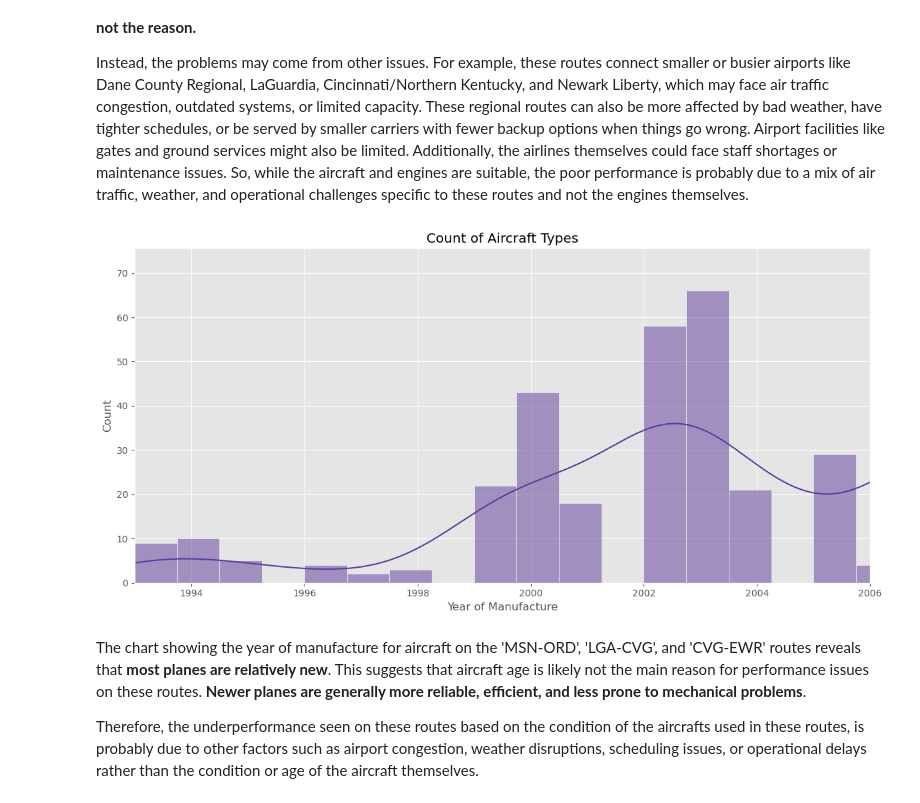
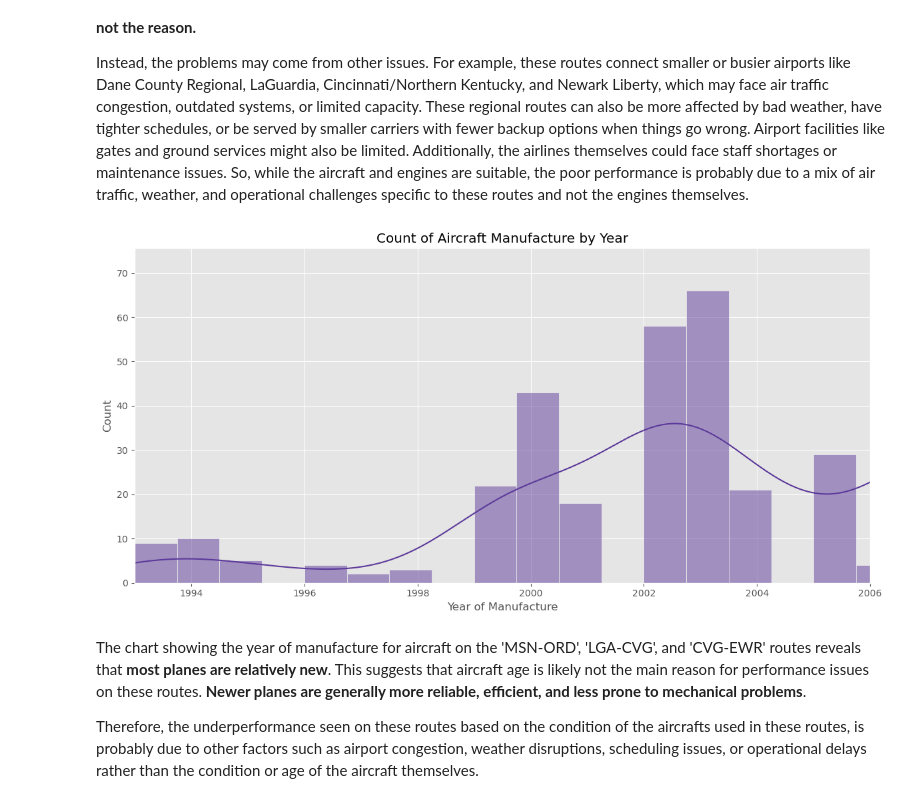
Before and after one commit to hathimazman/DataManagement_Project2, a Jupyter notebook: P153146_Project2.ipynb, the cells around one changed output. Drawn from its saved outputs; the diff is of its cells as text; code cells hidden in the pictures.

```diff
--- a/P153146_Project2.ipynb
+++ b/P153146_Project2.ipynb
@@ -1462,15 +1462,15 @@ Instead, the problems may come from other issues. For example, these routes conn
 # %%
 # Plot year of manufacture
 plt.figure(figsize=(12, 6))
 sns.histplot(data=df13, x='year', bins=20, kde=True, color='#5D3A9B')
-plt.title('Count of Aircraft Types')
+plt.title('Count of Aircraft Manufacture by Year')
 plt.xlabel('Year of Manufacture')
 plt.xlim(df13['year'].min(), 2006)
 plt.ylabel('Count')
 plt.tight_layout()
 plt.show()
 # %% [output]
-[figure, old version]
+[figure, new version]
 # %% [markdown]
 The chart showing the year of manufacture for aircraft on the 'MSN-ORD', 'LGA-CVG', and 'CVG-EWR' routes reveals that **most planes are relatively new**. This suggests that aircraft age is likely not the main reason for performance issues on these routes. **Newer planes are generally more reliable, efficient, and less prone to mechanical problems**.
 
```
Also changed, not shown: parts of 2 cells of this notebook.
